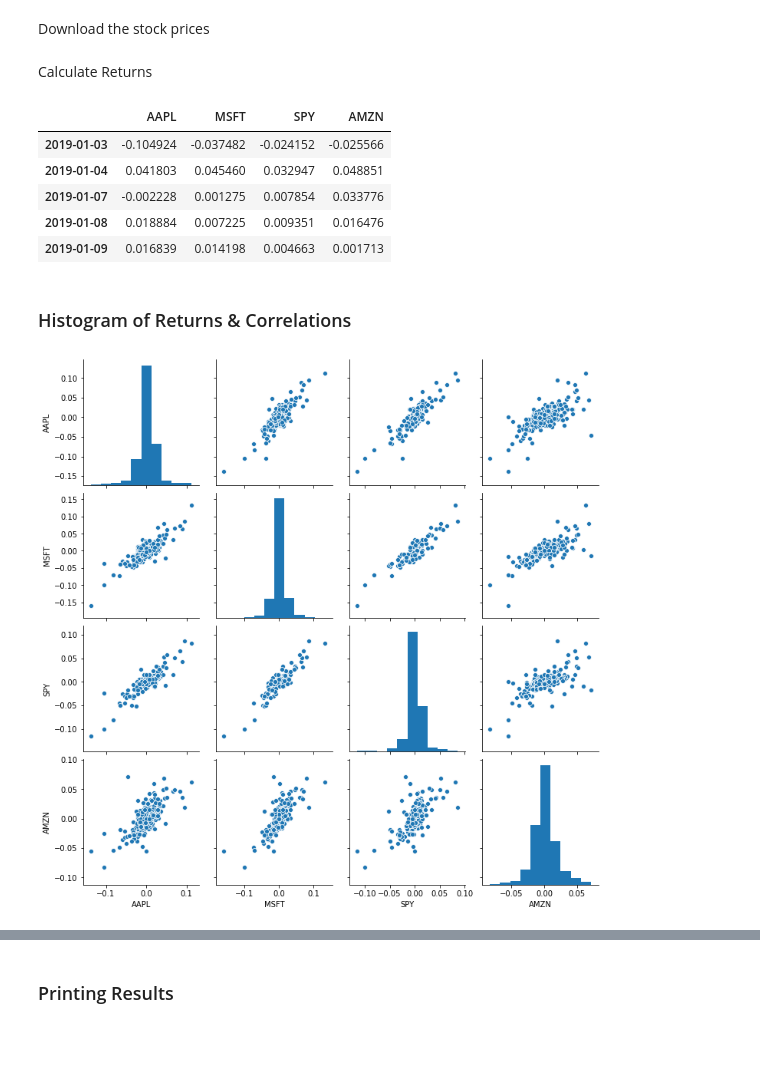
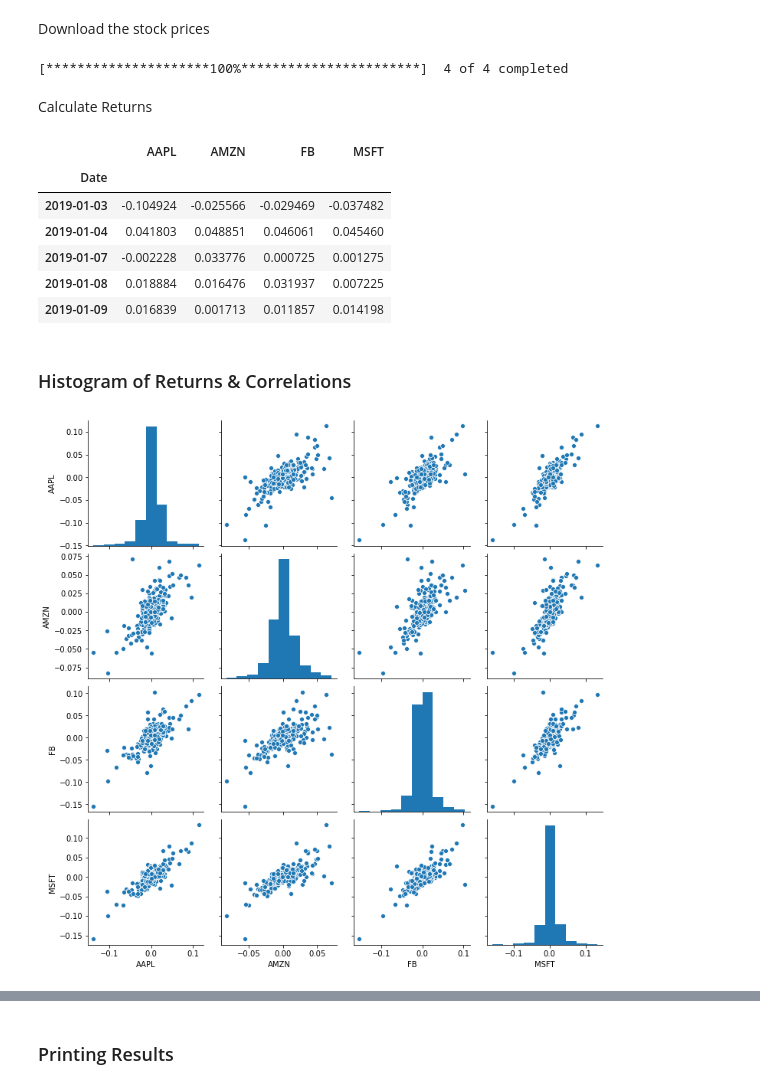
Before and after one commit to mateomarks/Portfolio-Management, a Jupyter notebook: Monte Carlo 2020.ipynb, the cells around one changed output, grey strips where cells are left out. Drawn from its saved outputs; the diff is of its cells as text; code cells hidden in the pictures; blank space fills up the shorter version.

```diff
--- a/Monte Carlo 2020.ipynb
+++ b/Monte Carlo 2020.ipynb
@@ -78,23 +18,27 @@ rawdata = build_data_frame(daily_aapl_data, daily_msft_data, daily_spy_data, dai
+# %%
+symbols = ["FB", "AMZN", "AAPL", "MSFT"]
+rawdata = yf.download(symbols, start="2019-01-01", end="2020-05-01")
+rawdata = rawdata['Close']
+# %% [output]
+[*********************100%***********************]  4 of 4 completed
 # %% [markdown]
 Calculate Returns
 # %%
-returns = np.log(rawdata/rawdata.shift(1))
-returns.columns = ['AAPL','MSFT','SPY','AMZN']
-returns = returns[1:]
-
+returns = np.log(rawdata/rawdata.shift(1)).dropna()
 returns.head()
 # %% [output]
-|  | AAPL | MSFT | SPY | AMZN |
-| 2019-01-03 | -0.104924 | -0.037482 | -0.024152 | -0.025566 |
-| 2019-01-04 | 0.041803 | 0.045460 | 0.032947 | 0.048851 |
-| 2019-01-07 | -0.002228 | 0.001275 | 0.007854 | 0.033776 |
-| 2019-01-08 | 0.018884 | 0.007225 | 0.009351 | 0.016476 |
-| 2019-01-09 | 0.016839 | 0.014198 | 0.004663 | 0.001713 |
+|  | AAPL | AMZN | FB | MSFT |
+| Date |  |  |  |  |
+| 2019-01-03 | -0.104924 | -0.025566 | -0.029469 | -0.037482 |
+| 2019-01-04 | 0.041803 | 0.048851 | 0.046061 | 0.045460 |
+| 2019-01-07 | -0.002228 | 0.033776 | 0.000725 | 0.001275 |
+| 2019-01-08 | 0.018884 | 0.016476 | 0.031937 | 0.007225 |
+| 2019-01-09 | 0.016839 | 0.001713 | 0.011857 | 0.014198 |
 # %% [markdown]
 ### Histogram of Returns & Correlations
 # %%
 sns.pairplot(data=returns)
 plt.show()
 # %% [output]
-[figure, old version]
+[figure, new version]
 # %% [markdown]
```
Also changed, not shown: parts of 10 cells of this notebook, 1 other file.
